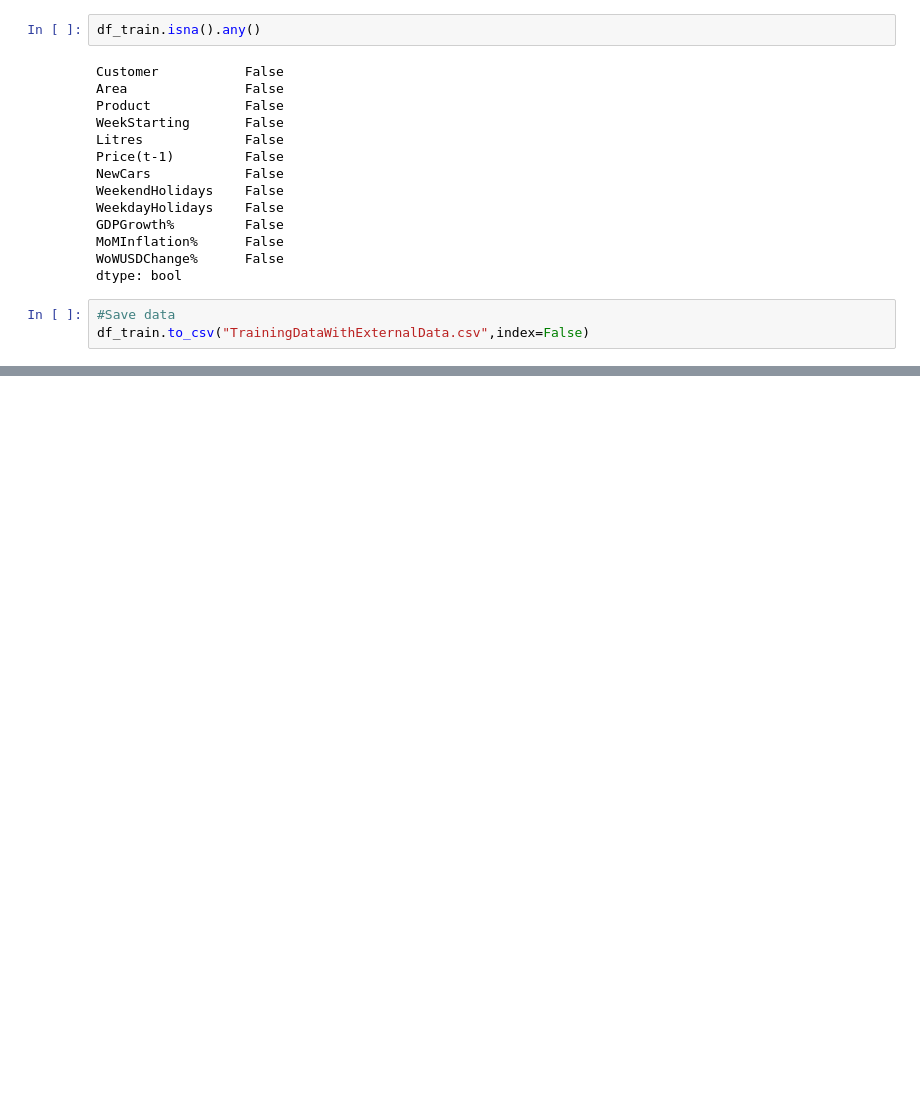
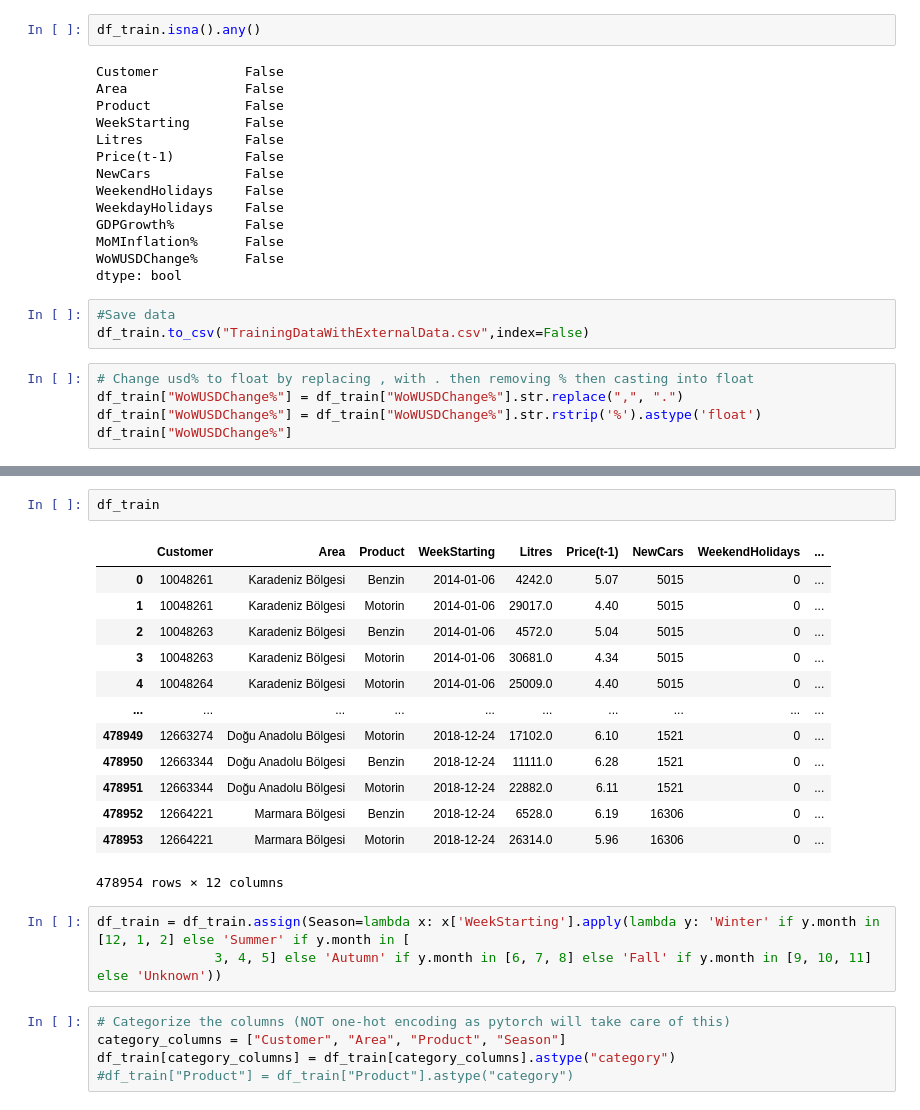
Before and after one commit to feyzijan/ShellDatathon, a Jupyter notebook: DataAnalysis.ipynb, the cells around one changed output, grey strips where cells are left out. Cells and saved outputs as stored; diff of their text form; blank space fills up the shorter version.

```diff
--- a/DataAnalysis.ipynb
+++ b/DataAnalysis.ipynb
@@ -439,3 +439,8 @@ dtype: bool
 # %%
 #Save data
 df_train.to_csv("TrainingDataWithExternalData.csv",index=False)
+# %%
+# Change usd% to float by replacing , with . then removing % then casting into float
+df_train["WoWUSDChange%"] = df_train["WoWUSDChange%"].str.replace(",", ".")
+df_train["WoWUSDChange%"] = df_train["WoWUSDChange%"].str.rstrip('%').astype('float')
+df_train["WoWUSDChange%"]
@@ -441,0 +460,24 @@ df_train.to_csv("TrainingDataWithExternalData.csv",index=False)
+# %%
+df_train
+# %% [output]
+|  | Customer | Area | Product | WeekStarting | Litres | Price(t-1) | NewCars | WeekendHolidays | ... |
+| 0 | 10048261 | Karadeniz Bölgesi | Benzin | 2014-01-06 | 4242.0 | 5.07 | 5015 | 0 | ... |
+| 1 | 10048261 | Karadeniz Bölgesi | Motorin | 2014-01-06 | 29017.0 | 4.40 | 5015 | 0 | ... |
+| 2 | 10048263 | Karadeniz Bölgesi | Benzin | 2014-01-06 | 4572.0 | 5.04 | 5015 | 0 | ... |
+| 3 | 10048263 | Karadeniz Bölgesi | Motorin | 2014-01-06 | 30681.0 | 4.34 | 5015 | 0 | ... |
+| 4 | 10048264 | Karadeniz Bölgesi | Motorin | 2014-01-06 | 25009.0 | 4.40 | 5015 | 0 | ... |
+| ... | ... | ... | ... | ... | ... | ... | ... | ... | ... |
+| 478949 | 12663274 | Doğu Anadolu Bölgesi | Motorin | 2018-12-24 | 17102.0 | 6.10 | 1521 | 0 | ... |
+| 478950 | 12663344 | Doğu Anadolu Bölgesi | Benzin | 2018-12-24 | 11111.0 | 6.28 | 1521 | 0 | ... |
+| 478951 | 12663344 | Doğu Anadolu Bölgesi | Motorin | 2018-12-24 | 22882.0 | 6.11 | 1521 | 0 | ... |
+| 478952 | 12664221 | Marmara Bölgesi | Benzin | 2018-12-24 | 6528.0 | 6.19 | 16306 | 0 | ... |
+| 478953 | 12664221 | Marmara Bölgesi | Motorin | 2018-12-24 | 26314.0 | 5.96 | 16306 | 0 | ... |
+478954 rows × 12 columns
+# %%
+df_train = df_train.assign(Season=lambda x: x['WeekStarting'].apply(lambda y: 'Winter' if y.month in [12, 1, 2] else 'Summer' if y.month in [
+               3, 4, 5] else 'Autumn' if y.month in [6, 7, 8] else 'Fall' if y.month in [9, 10, 11] else 'Unknown'))
+# %%
+# Categorize the columns (NOT one-hot encoding as pytorch will take care of this)
+category_columns = ["Customer", "Area", "Product", "Season"]
+df_train[category_columns] = df_train[category_columns].astype("category")
+#df_train["Product"] = df_train["Product"].astype("category")
```
Also changed, not shown: parts of 8 cells of this notebook, 1 other file.
